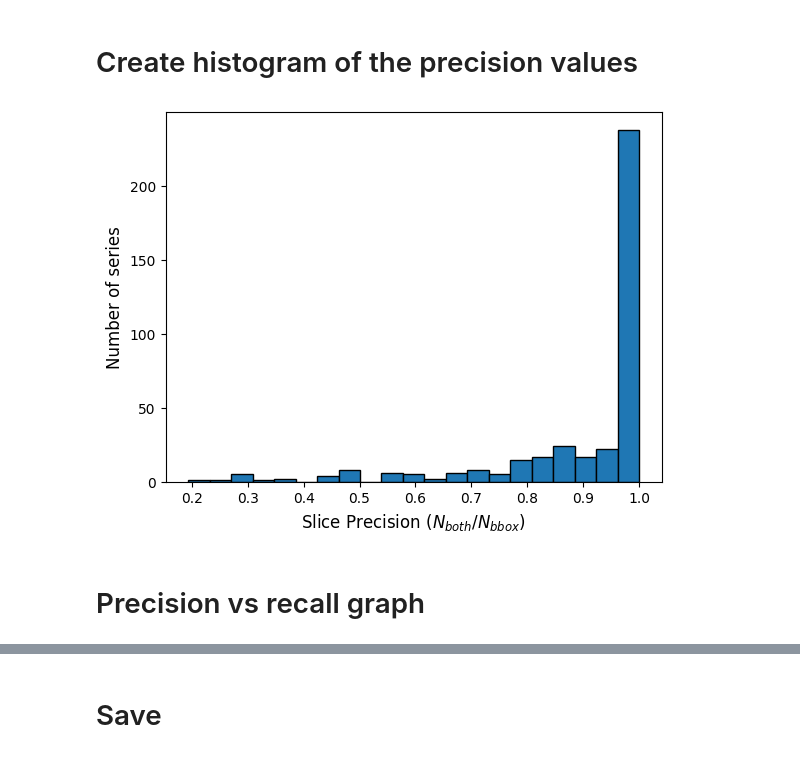
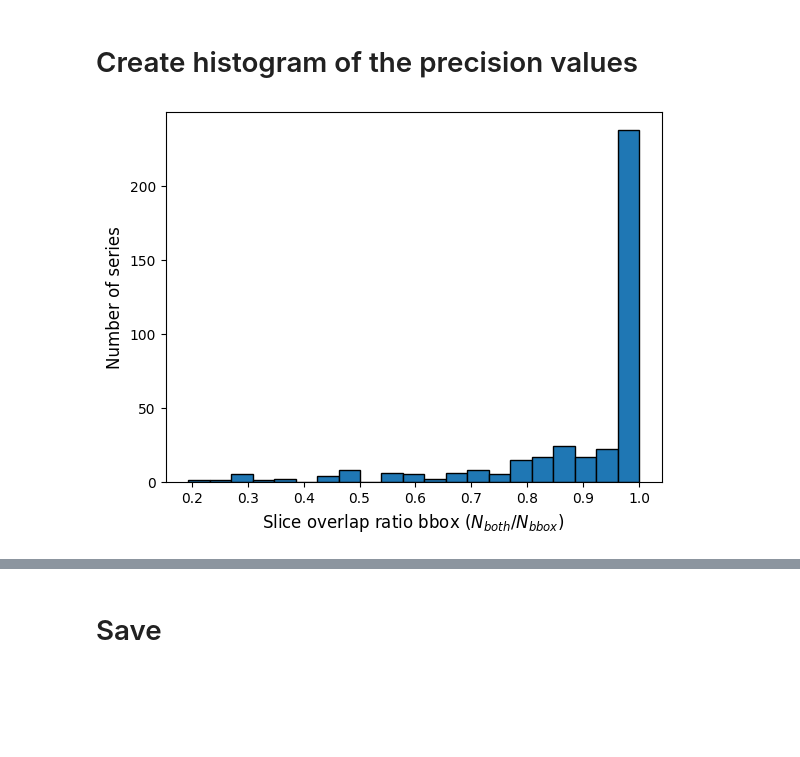
Before and after one commit to ImagingDataCommons/idc-nlst-plus, a Jupyter notebook: TechnicalValidation/consistencyChecks/NLSTSegVsNLSTSybil_viz.ipynb, the cells around one changed output, grey strips where cells are left out. Drawn from its saved outputs; the diff is of its cells as text; code cells hidden in the pictures; blank space fills up the shorter version.

```diff
--- a/TechnicalValidation/consistencyChecks/NLSTSegVsNLSTSybil_viz.ipynb
+++ b/TechnicalValidation/consistencyChecks/NLSTSegVsNLSTSybil_viz.ipynb
@@ -51,8 +51,8 @@ plt.show()
 # %% [markdown]
 # Create a histogram of the recall values
 # %%
-# Slice Recall (Sensitivity): fraction of segmentation slices covered by boxes
-df["slice_recall"] = np.where(
+# Slice overlap ratio vol - fraction of slices covered by boxes
+df["SOR_vol"] = np.where(
     df["num_of_slices_with_seg"] > 0, df["number_of_slices_with_bbox_and_seg"] / df["num_of_slices_with_seg"], np.nan
 )
 # %%
@@ -68,19 +68,17 @@ plt.show()
 # %% [markdown]
 # Create histogram of the precision values
 # %%
-# Slice Precision (PPV): fraction of box slices that contain segmentation
-df["slice_precision"] = np.where(
+# Slice overlap ratio bbox: fraction of slices that contain bounding boxes
+df["SOR_bbox"] = np.where(
     df["num_of_slices_with_bbox"] > 0, df["number_of_slices_with_bbox_and_seg"] / df["num_of_slices_with_bbox"], np.nan
 )
 # %%
-# Plot histogram of the recall (number of slices that have both segmentations and bounding boxes / number of slices that have segmentations)
+# Plot histogram of the SOR_bbox (number of slices that have both segmentations and bounding boxes / number of slices that have bounding boxes)
 
 sns.reset_defaults()
-sns.histplot(df["slice_precision"], alpha=1)
-plt.xlabel("Slice Precision ($N_{both} / N_{bbox}$)", fontsize=12)
+sns.histplot(df["SOR_bbox"], alpha=1)
+plt.xlabel("Slice overlap ratio bbox ($N_{both} / N_{bbox}$)", fontsize=12)
 plt.ylabel("Number of series", fontsize=12)
 plt.show()
 # %% [output]
-[figure, old version]
+[figure, new version]
-# %% [markdown]
-# Precision vs recall graph
```
Also changed, not shown: parts of 5 cells of this notebook.
